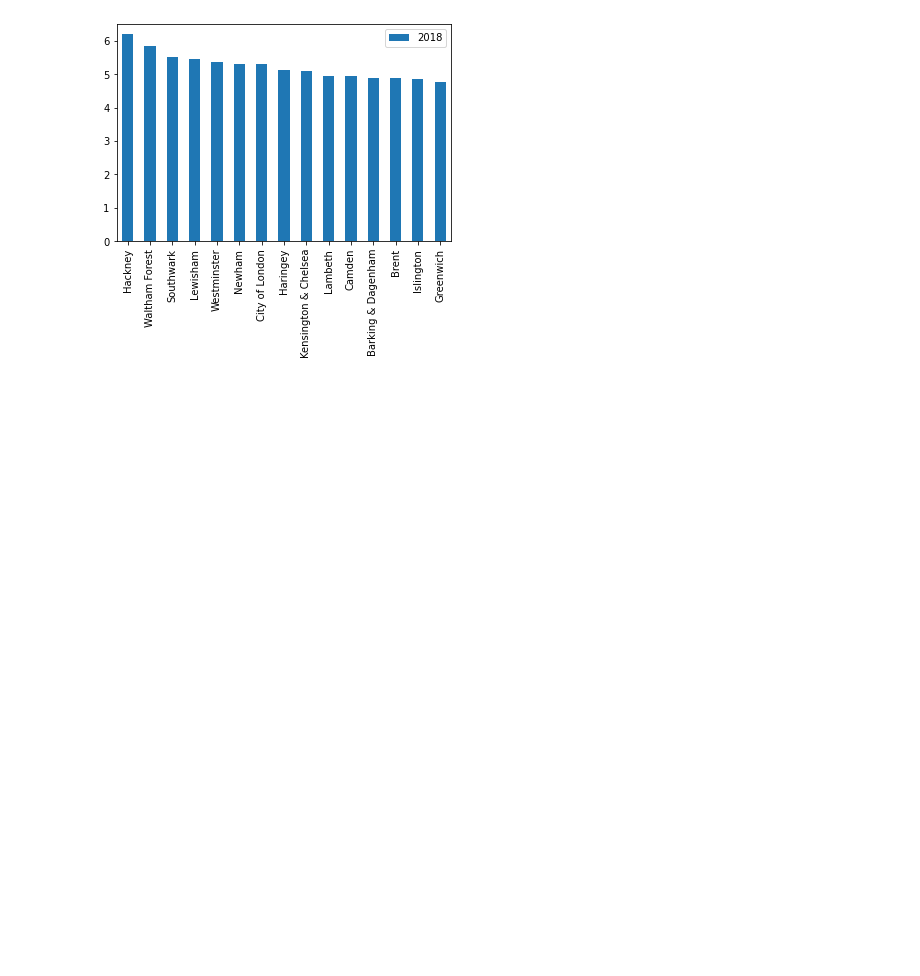
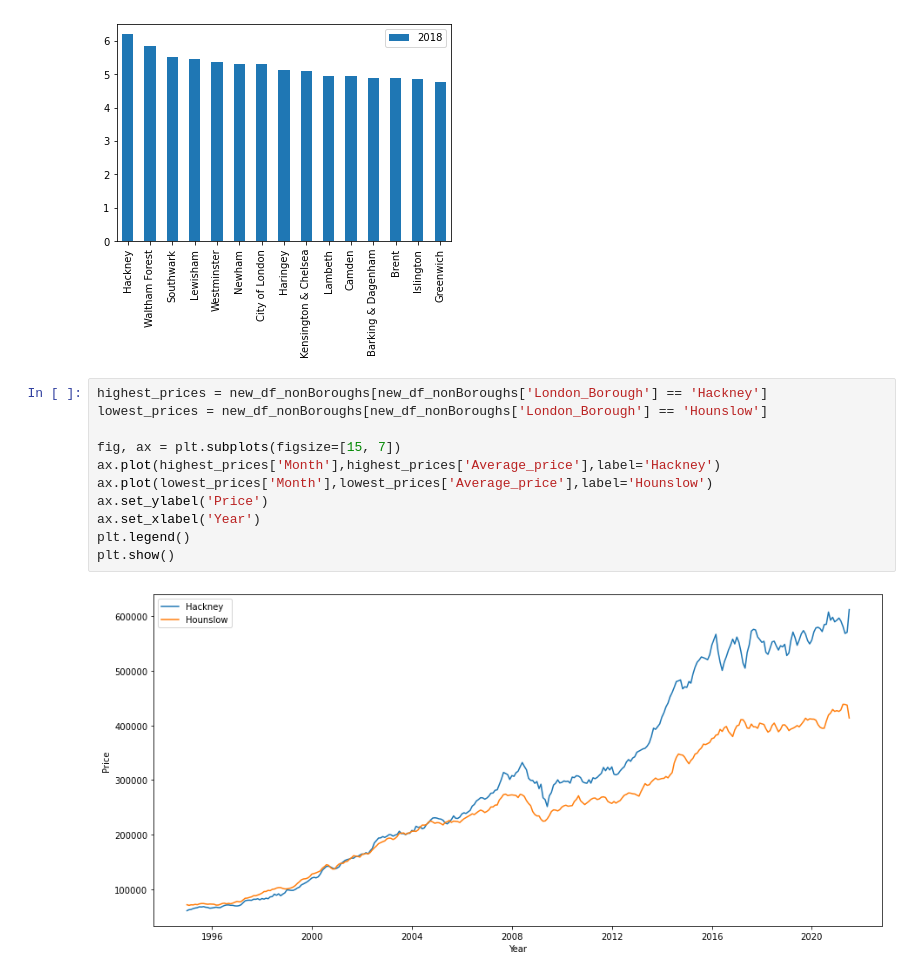
Before and after one commit to dharitsura248/SpringBoard_DataScience, a Jupyter notebook: London_Housing/Case Study- London Housing.ipynb, the cells around one changed output. Cells and saved outputs as stored; diff of their text form; blank space fills up the shorter version.

```diff
--- a/London_Housing/Case Study- London Housing.ipynb
+++ b/London_Housing/Case Study- London Housing.ipynb
@@ -616,6 +610,19 @@ ax.set_xticklabels(top15.Borough)
  Text(13, 0, 'Islington'),
  Text(14, 0, 'Greenwich')]
 [figure]
+# %%
+highest_prices = new_df_nonBoroughs[new_df_nonBoroughs['London_Borough'] == 'Hackney']
+lowest_prices = new_df_nonBoroughs[new_df_nonBoroughs['London_Borough'] == 'Hounslow']
+
+fig, ax = plt.subplots(figsize=[15, 7])
+ax.plot(highest_prices['Month'],highest_prices['Average_price'],label='Hackney')
+ax.plot(lowest_prices['Month'],lowest_prices['Average_price'],label='Hounslow')
+ax.set_ylabel('Price')
+ax.set_xlabel('Year')
+plt.legend()
+plt.show()
+# %% [output]
+[figure, added]
 # %% [markdown]
 ### 4. Conclusion
 <p> From the above analysis the following conclusions can be made:-
```
Also changed, not shown: parts of 19 cells of this notebook.
